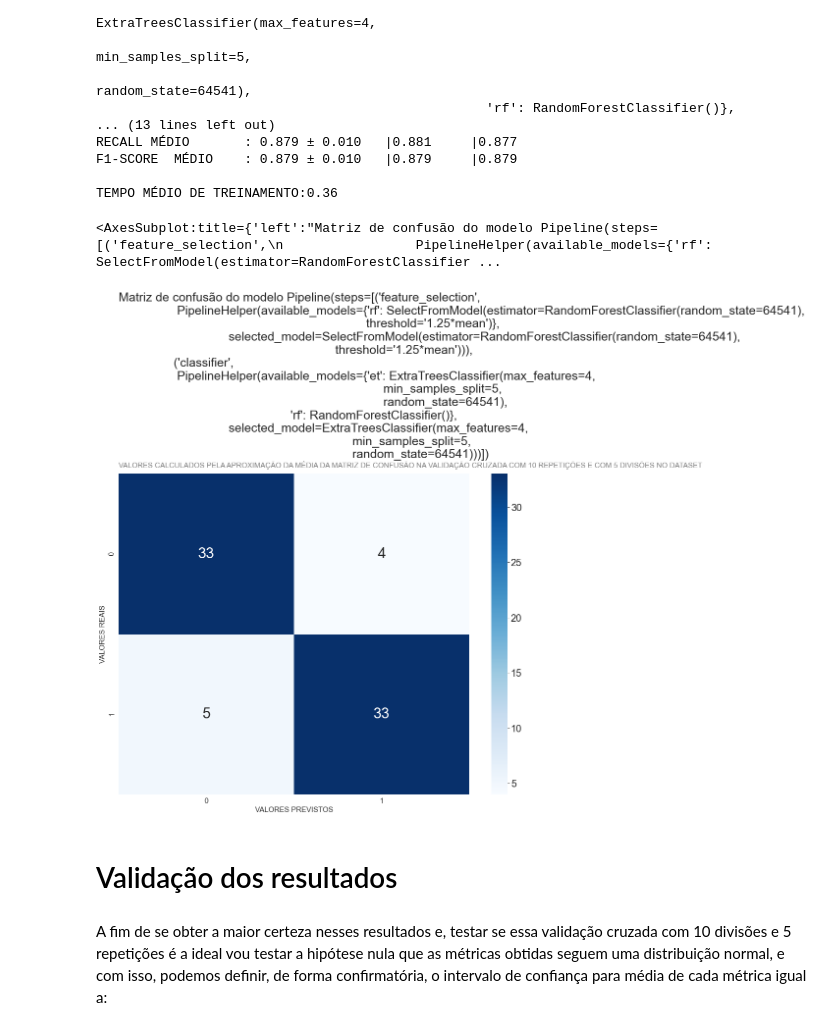
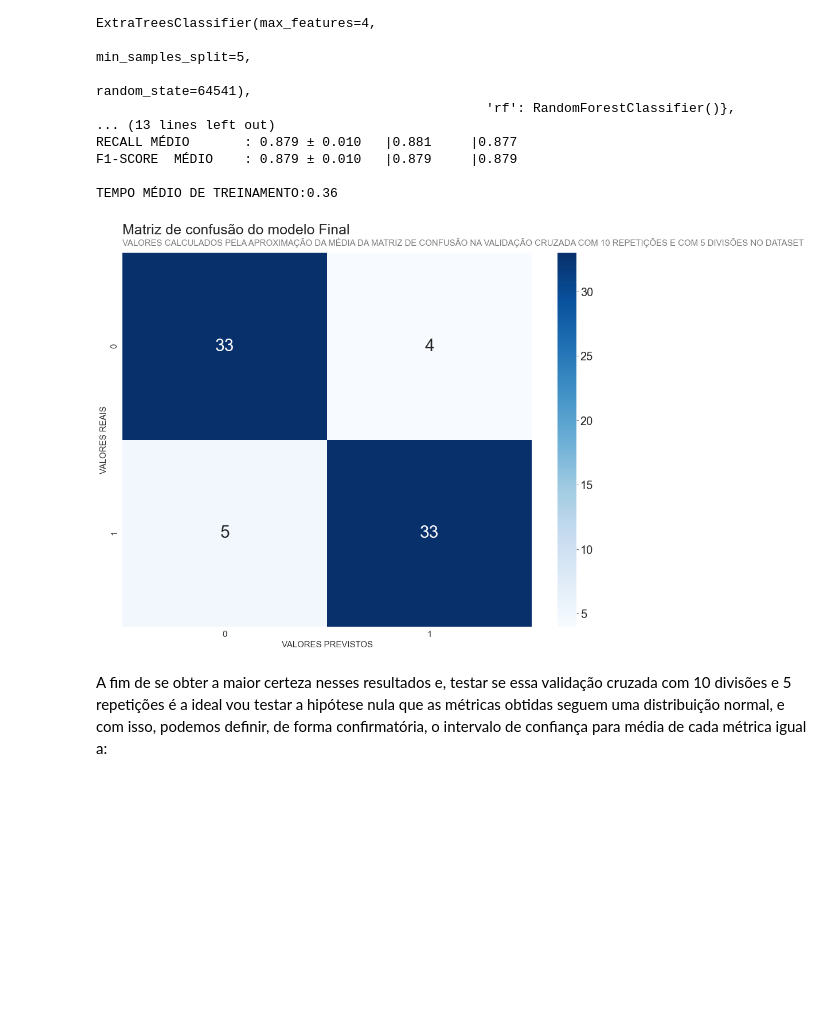
Before and after one commit to PedroHCAlmeida/Projeto_final_bootcamp, a Jupyter notebook: notebooks/Previsoes.ipynb, the cells around one changed output. Cells and saved outputs as stored; diff of their text form; code cells hidden in the pictures; blank space fills up the shorter version.

```diff
--- a/notebooks/Previsoes.ipynb
+++ b/notebooks/Previsoes.ipynb
@@ -523,12 +571,10 @@ F1-SCORE  MÉDIO    : 0.879 ± 0.010   |0.879     |0.879
 
 TEMPO MÉDIO DE TREINAMENTO:0.36
 # %%
-best.plot_confusion()
+best.plot_confusion(name_estimator='Final')
+plt.show()
 # %% [output]
-<AxesSubplot:title={'left':"Matriz de confusão do modelo Pipeline(steps=[('feature_selection',\n                 PipelineHelper(available_models={'rf': SelectFromModel(estimator=RandomForestClassifier ...
-[figure, old version]
+[figure, new version]
-# %% [markdown]
-# Validação dos resultados
 # %% [markdown]
 A fim de se obter a maior certeza nesses resultados e, testar se essa validação cruzada com 10 divisões e 5 repetições é a ideal vou testar a hipótese nula que as métricas obtidas seguem uma distribuição normal, e com isso, podemos definir, de forma confirmatória, o intervalo de confiança para média de cada métrica igual a:
 # %% [markdown]
```
Also changed, not shown: parts of 27 cells of this notebook, 2 other files.
